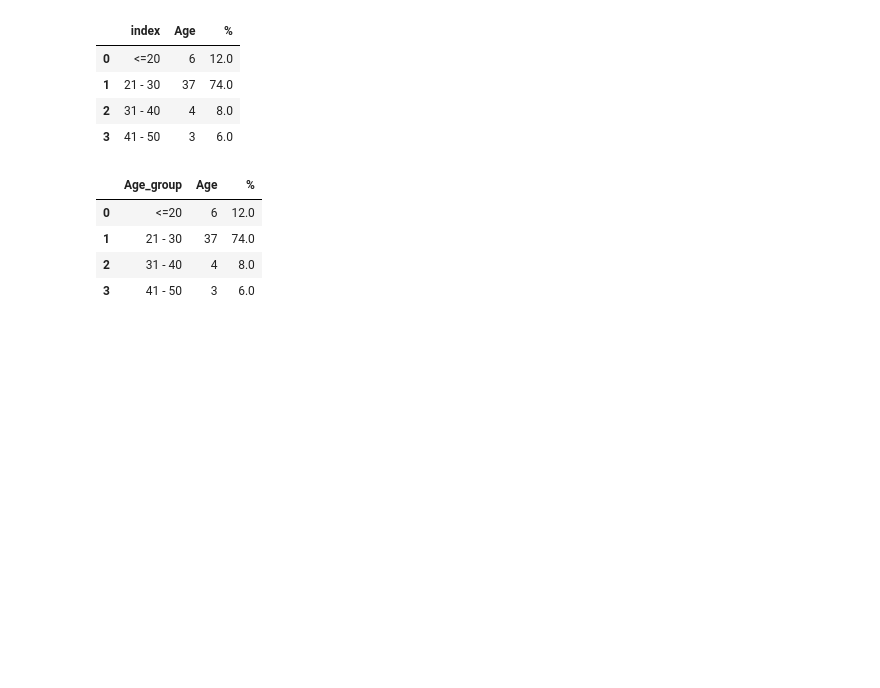
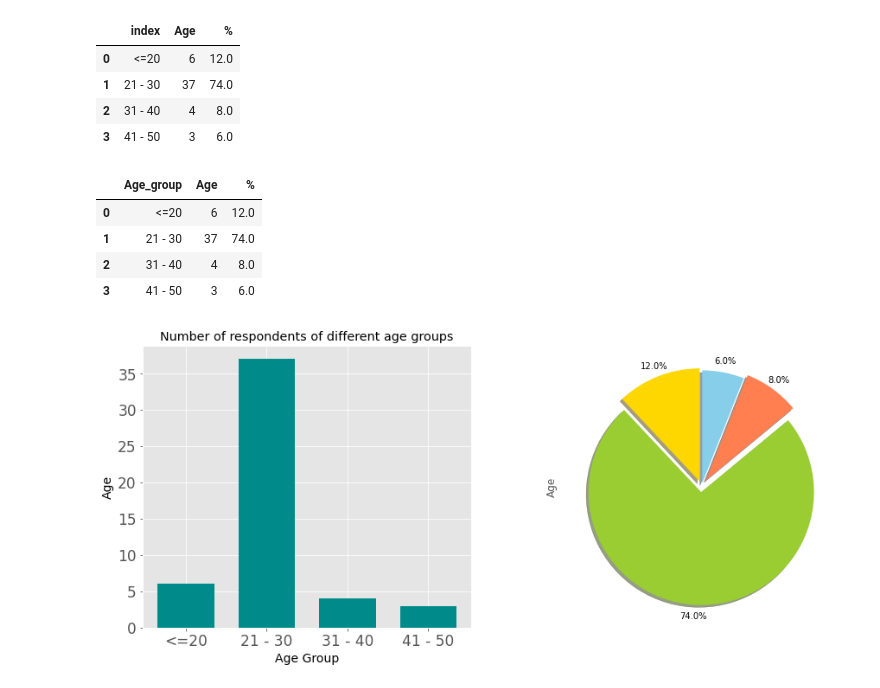
Before and after one commit to andresmange1/andresmange, a Jupyter notebook: Clase 7 pie chart sunburst.ipynb, the cells around one changed output. Saved outputs shown, nothing was run; the diff lists cells and outputs as text; code cells hidden in the pictures; blank space fills up the shorter version.

```diff
--- a/Clase 7 pie chart sunburst.ipynb
+++ b/Clase 7 pie chart sunburst.ipynb
@@ -112,14 +126,41 @@ counts
 | 3 | 41 - 50 | 3 | 6.0 |
 # %%
 from seaborn.palettes import color_palette
+x = list(counts['Age_group'])
+y = list(counts['Age'])
+
+plt.subplot(1,2,1)
+plt.rcParams['figure.figsize'] = (15,7)
+
+plt.bar(x, y,width = 0.7, color = 'darkcyan')
+plt.xlabel('Age Group',
+	 color = 'black',
+	fontsize = 14,
+	horizontalalignment = 'center')
+plt.ylabel('Age',
+	 fontweight = 'regular',
+	 color = 'black',
+	fontsize = 14,
+	horizontalalignment = 'center')
+
+plt.xticks(fontsize = 17)
+plt.yticks(fontsize = 17)
+plt.title('Number of respondents of different age groups')
+
+
+
+plt.subplot(1,2,2)
 explode_list = [0.05, 0.05, 0.07, 0.03]
 color_list = ['gold', 'yellowgreen', 'coral', 'skyblue', 'pink','lightgreen']
 counts['Age'].plot(kind = 'pie',
                   figsize = (15,6),
                   autopct = '%1.1f%%',
                   startangle = 90,
                   shadow = True,
                    labels = None,
                   pctdistance = 1.1,
-                  explode = explode_list
+                  explode = explode_list,
                   colors = color_list)
+plt.show()
+# %% [output]
+[figure, added]
```
Also changed, not shown: parts of 4 cells of this notebook, 1 other file.
